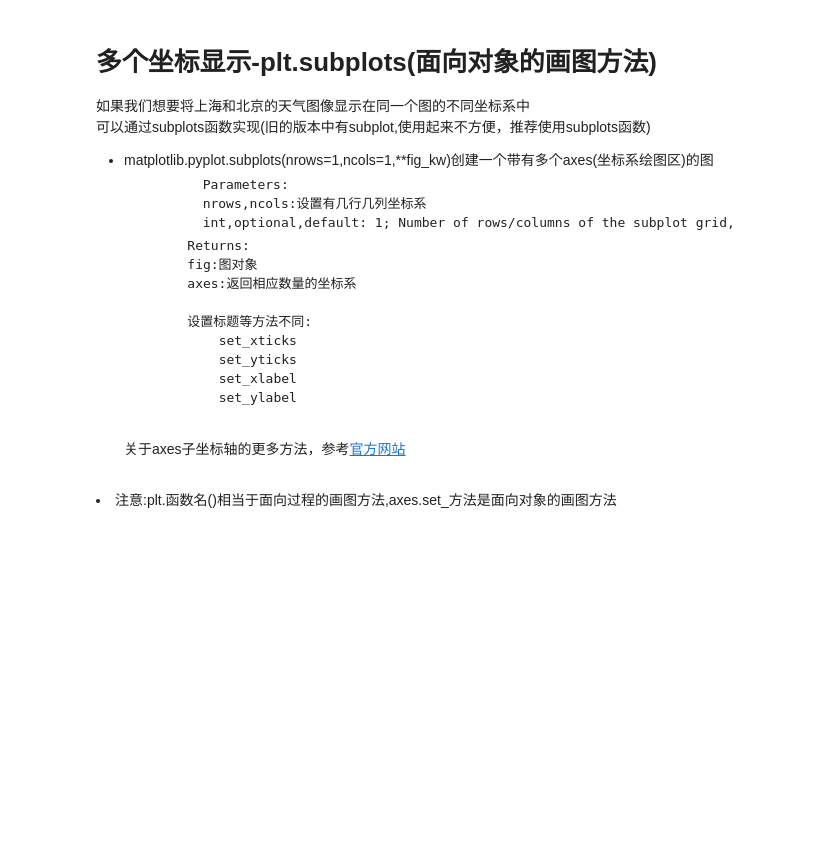
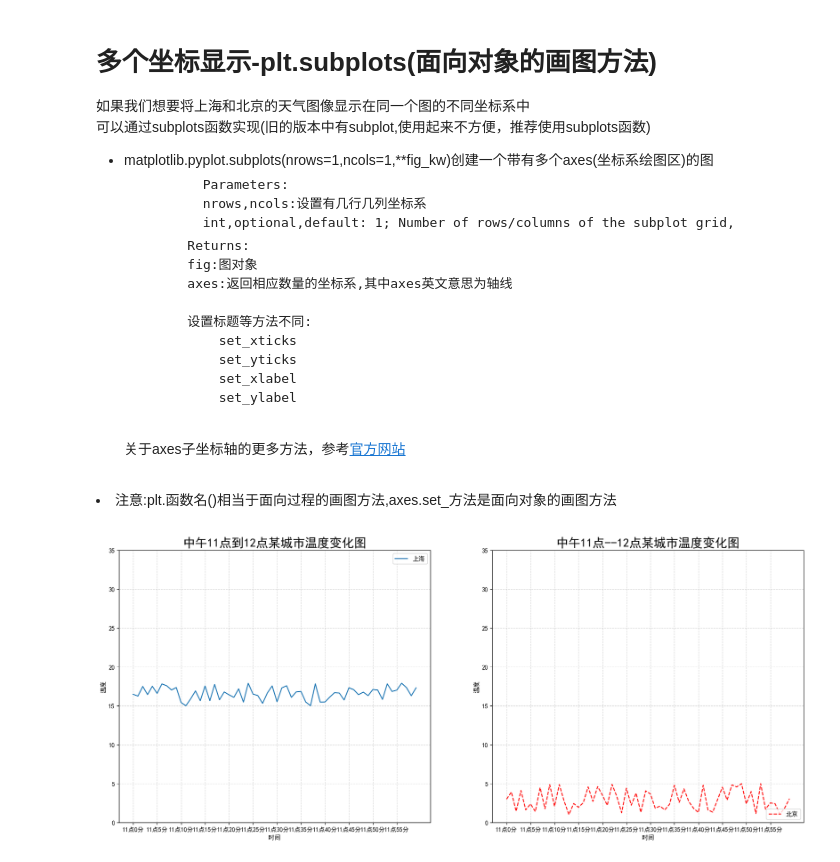
Before and after one commit to HaichengHao/machinelearnning, a Jupyter notebook: coderaw/01matplotlib相关/04在多个坐标系下绘制多个图像.ipynb, the cells around one changed output. Saved outputs shown, nothing was run; the diff lists cells and outputs as text; code cells hidden in the pictures; blank space fills up the shorter version.

```diff
--- a/coderaw/01matplotlib相关/04在多个坐标系下绘制多个图像.ipynb
+++ b/coderaw/01matplotlib相关/04在多个坐标系下绘制多个图像.ipynb
@@ -24,7 +108,7 @@
 
         Returns:
         fig:图对象
-        axes:返回相应数量的坐标系
+        axes:返回相应数量的坐标系,其中axes英文意思为轴线
 
         设置标题等方法不同:
             set_xticks
@@ -40,23 +124,68 @@
 # %%
 #导包
 from matplotlib import pyplot as plt
 from pylab import mpl
+import random
 # 设置显示中文字体
 mpl.rcParams["font.sans-serif"] = ["SimHei"]
 # 解决部分字符无法正常显示的问题
 mpl.rcParams["axes.unicode_minus"]=False
 
 # 0 数据准备
 x=range(60)
 y_shanghai=[random.uniform(15,18) for i in x]
 y_beijing=[random.uniform(1,5) for i in x]
 
 # 1 创建画布
 # plt.figure(figsize=(20,8),dpi=100)
-fig,axes = plt.subplots(nrows=1,ncols=2,fgsize=(20,8),dpi=100)
+fig,axes = plt.subplots(nrows=1,ncols=2,figsize=(20,8),dpi=100)
 
 # 2 绘制图像
 # plt.plot(x,y_shanghai,label="上海",fontsize=20)
 # plt.plot(x,y_beijing,label="北京",fontsize=20)
 axes[0].plot(x,y_shanghai,label="上海")
-axes[1].plot(x,y_beijing,color='r',linestyle='.-',label="北京")
+axes[1].plot(x,y_beijing,color='r',linestyle='--',label="北京")
+
+# 2.1 添加x,y轴刻度
+x_ticks_label=["11点{}分".format(i) for i in x]
+y_ticks=range(40)
+
+
+# 刻度显示
+# plt.xticks(x[::5],x_ticks_label[::5])
+# plt.yticks(y_ticks[::5])
+axes[0].set_xticks(x[::5])
+axes[0].set_yticks(y_ticks[::5])
+axes[0].set_xticklabels(x_ticks_label[::5])
+axes[1].set_xticks(x[::5])
+axes[1].set_yticks(y_ticks[::5])
+axes[1].set_xticklabels(x_ticks_label[::5])
+
+# 2.2添加网格显示
+# plt.grid(True,linestyle='--',alpha=0.5)
+axes[0].grid(True,linestyle='--',alpha=0.5)
+axes[1].grid(True,linestyle='--',alpha=0.5)
+
+# 2.3 添加描述信息
+# plt.xlabel("时间")
+# plt.ylabel("温度")
+
+axes[0].set_xlabel("时间")
+axes[0].set_ylabel("温度")
+axes[0].set_title("中午11点到12点某城市温度变化图",fontsize=20)
+axes[1].set_xlabel("时间")
+axes[1].set_ylabel("温度")
+axes[1].set_title("中午11点--12点某城市温度变化图",fontsize=20)
+
+# 2.4图像保存
+# plt.savefig("./demo.png")
+
+# 2.5 添加图例
+# plt.legend(loc="best")
+axes[0].legend(loc="upper right")
+axes[1].legend(loc="lower right")
+
+# 3图像显示
+plt.show()
+# %% [output]
+[figure, added]
```
Also changed, not shown: parts of 3 cells of this notebook, 1 other file.
